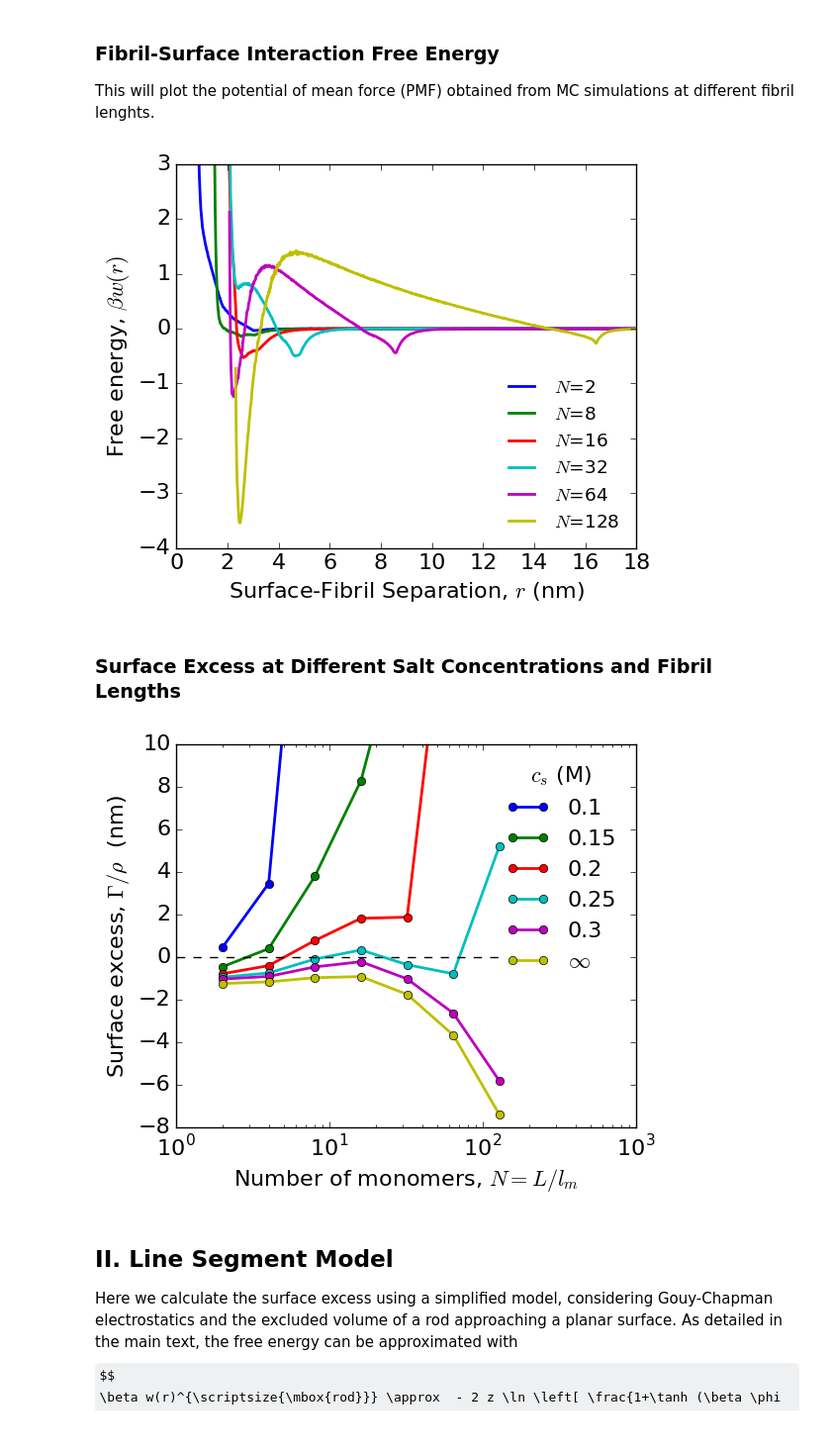
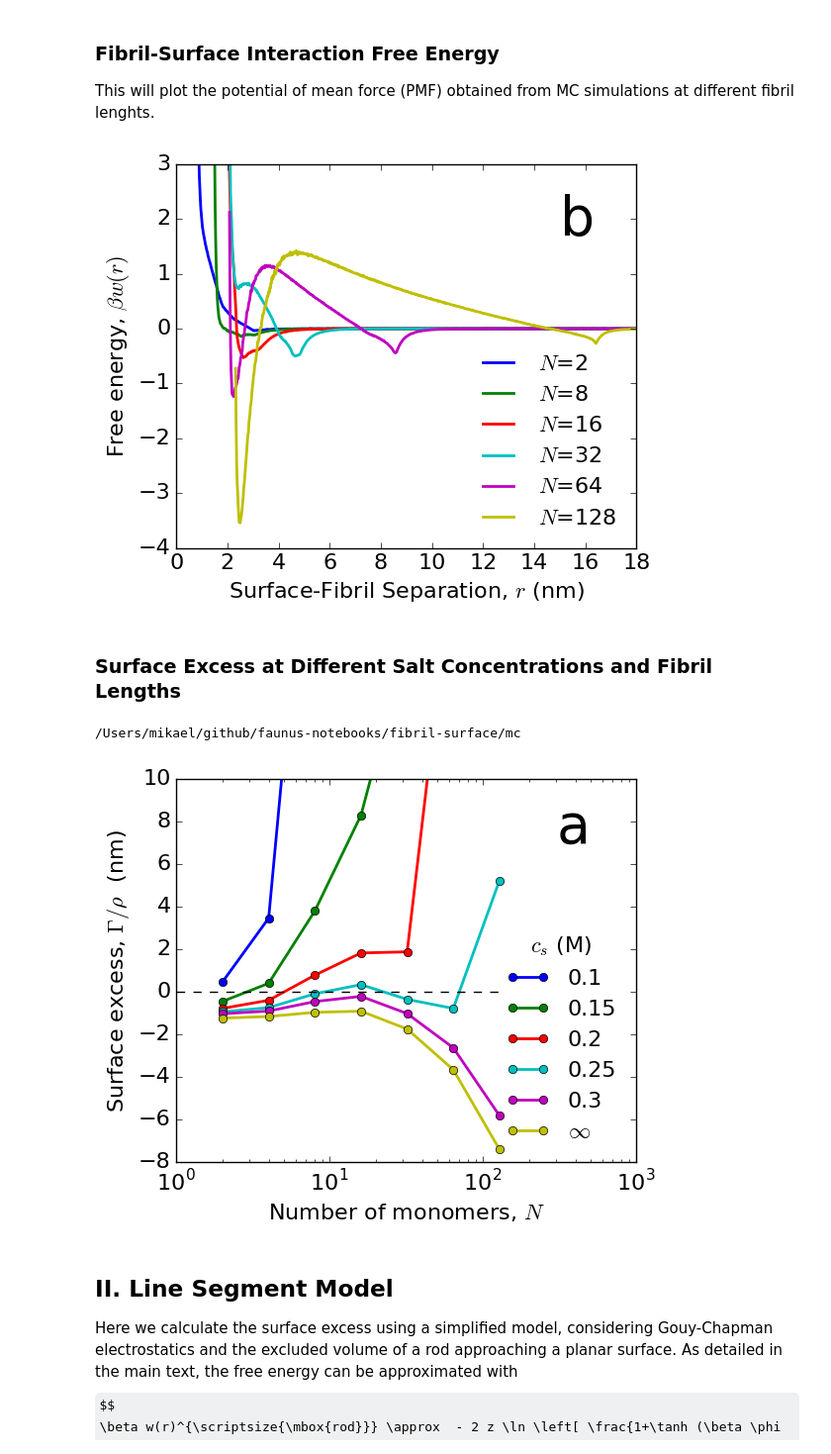
Before and after one commit to mlund/faunus-notebooks, a Jupyter notebook: fibril-surface/notebook.ipynb, the cells around one changed output. Shown at 99% size. Drawn from its saved outputs; the diff is of its cells as text; code cells hidden in the pictures; some formulas as TeX source.

```diff
--- a/fibril-surface/notebook.ipynb
+++ b/fibril-surface/notebook.ipynb
@@ -224,33 +224,37 @@ for N, d in data[0.25].iteritems(): # at 0.25 mol/l salt
         if type(d)!=type(float()):
             plt.plot( d['r']*0.1, d['pmf'], label='$N$='+str(N), lw=2)
 
-plt.legend(loc=0, frameon=False, fontsize='small')
+plt.legend(loc=0, frameon=False, fontsize='medium')
 plt.xlabel(r'Surface-Fibril Separation, $r$ (nm)')
 plt.ylabel(r'Free energy, $\beta w(r)$')
 plt.ylim((-4,3))
 plt.xlim((0,18))
+plt.text(15,1.7,'b',fontsize=40)
 plt.savefig('mc_pmf.pdf', bbox_inches='tight')
 # %% [output]
-[figure, old version]
+[figure, new version]
 # %% [markdown]
 ### Surface Excess at Different Salt Concentrations and Fibril Lengths
 # %%
 for salt, d in data.items():
     if str(salt) in ['0.1', '0.15', '0.2', '0.25', '0.3', r'$\infty$']:
         N = d.keys()
         gamma = np.array( [ i['gamma'] for i in d.get_values() if type(i)==dict] )
         plt.plot(N, gamma*0.1, label=salt, linestyle='-', marker='o', lw=2, ms=6)
 
 plt.plot( [0,128], [0,0], 'k--')
-plt.legend(loc=0,frameon=False, fontsize='medium', title=r'$c_{s}$ (M)')
-plt.xlabel(r'Number of monomers, $N=L/l_m$')
+plt.legend(loc='lower right',frameon=False, fontsize='medium', title=r'$c_{s}$ (M)')
+plt.xlabel(r'Number of monomers, $N$')
 plt.ylabel(r'Surface excess, $\Gamma/\rho$  (nm)')
 plt.xscale('log')
 plt.ylim((-8,10))
 plt.xlim(1, 1000)
+plt.text(300,7,'a',fontsize=40)
+print(os.getcwd())
 plt.savefig('mc_excess.pdf', bbox_inches='tight')
 # %% [output]
+/Users/mikael/github/faunus-notebooks/fibril-surface/mc
-[figure, old version]
+[figure, new version]
 # %% [markdown]
 ## II. Line Segment Model
 
```
Also changed, not shown: parts of 10 cells of this notebook, 18 other files.
